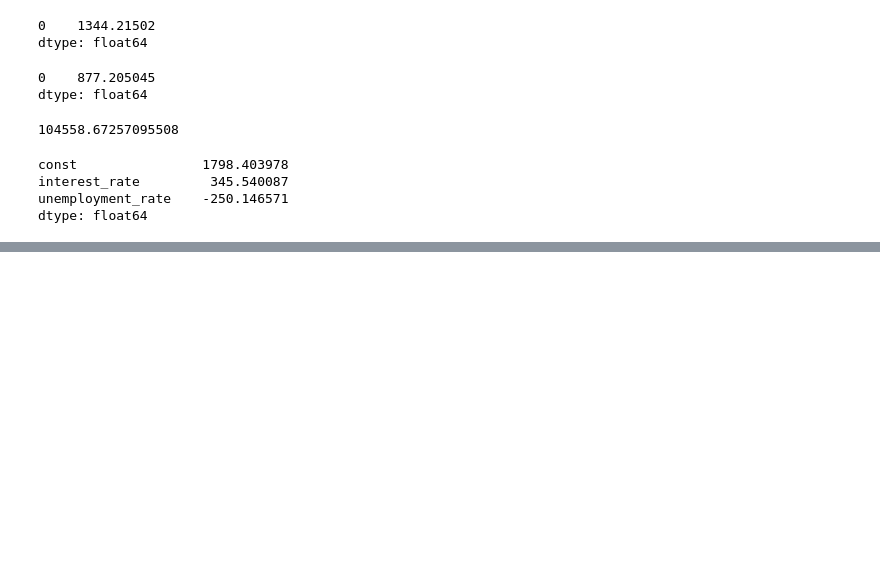
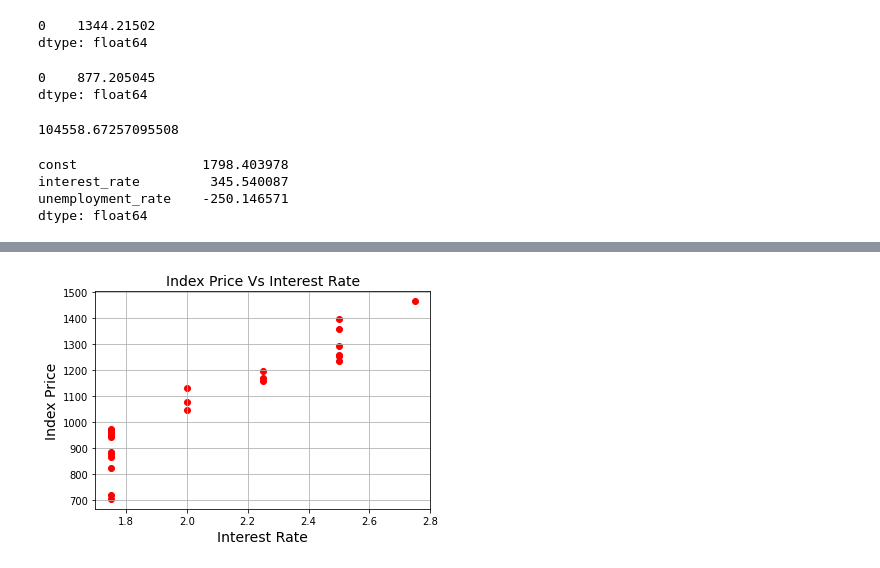
Before and after one commit to jaimeisaac2020/Python-analsisis-basicos, a Jupyter notebook: hay_una_regresion_lineal_simple.ipynb, the cells around one changed output, grey strips where cells are left out. Cells and saved outputs as stored; diff of their text form; code cells hidden in the pictures; blank space fills up the shorter version.

```diff
--- a/hay_una_regresion_lineal_simple.ipynb
+++ b/hay_una_regresion_lineal_simple.ipynb
@@ -168,0 +208,9 @@ dtype: float64
+# %%
+plt.scatter(df['interest_rate'], df['index_price'], color='red')
+plt.title('Index Price Vs Interest Rate', fontsize=14)
+plt.xlabel('Interest Rate', fontsize=14)
+plt.ylabel('Index Price', fontsize=14)
+plt.grid(True)
+plt.show()
+# %% [output]
+[figure, added]
```
Also changed, not shown: parts of 15 cells of this notebook.
